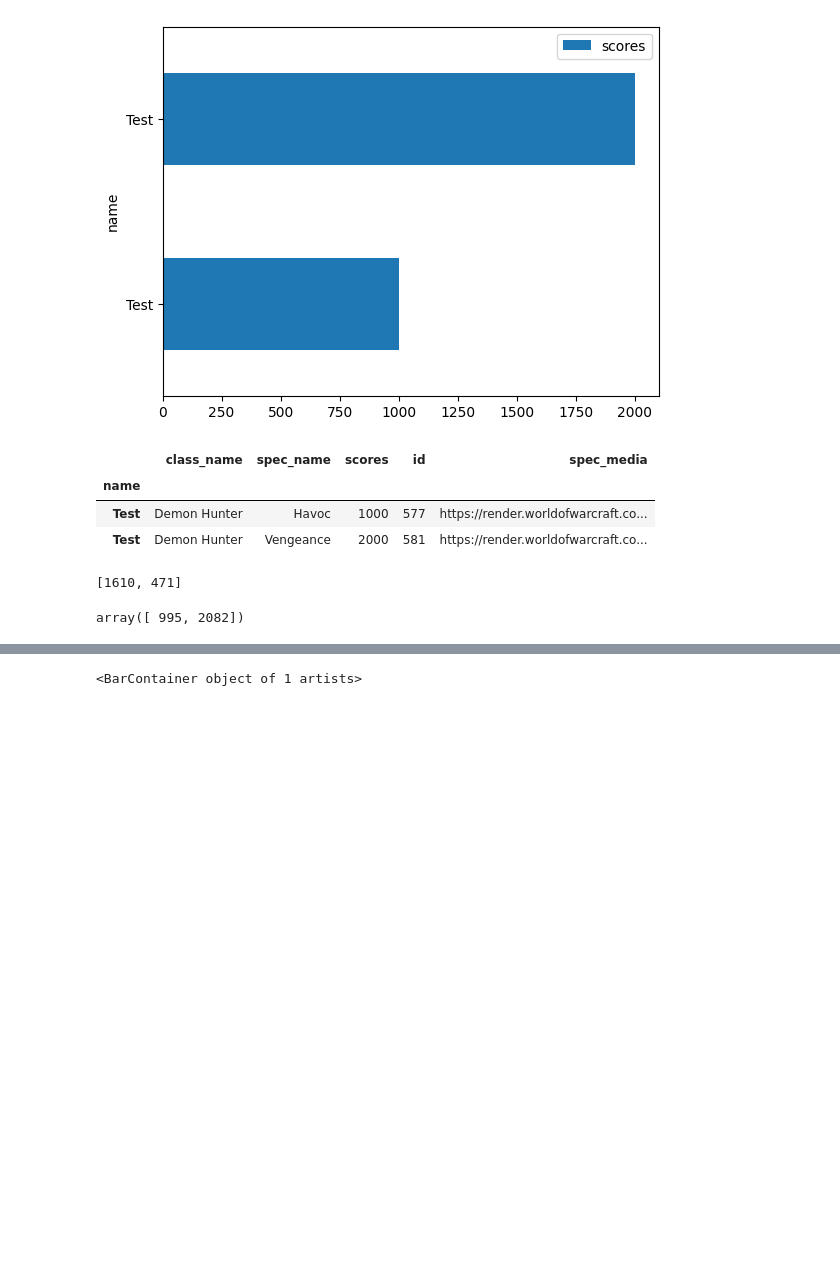
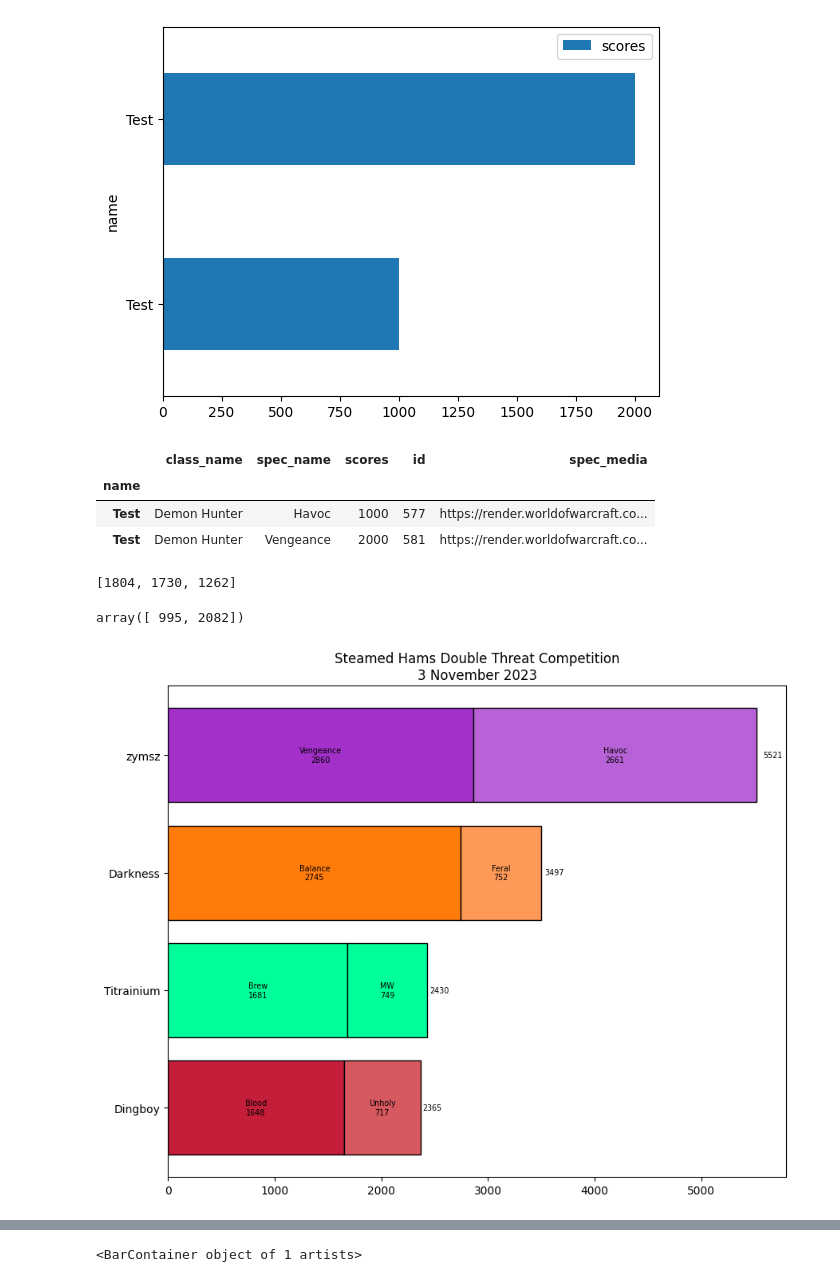
Before and after one commit to pricealex/train-bot, a Jupyter notebook: double_threat_comp.ipynb, the cells around one changed output, grey strips where cells are left out. Drawn from its saved outputs; the diff is of its cells as text; code cells hidden in the pictures; blank space fills up the shorter version.

```diff
--- a/double_threat_comp.ipynb
+++ b/double_threat_comp.ipynb
@@ -27,7 +27,7 @@ test_df
 from numpy import random
 
 def randScore(n):
-    scores = random.randint(100,3000, size=(1,2))
+    scores = random.randint(100,3000, size=(1,n))
     return sorted(scores[0], reverse=True)
 
 monk_scores = randScore(3)
@@ -35,9 +35,34 @@ dh_scores = randScore(2)
 dk_scores = randScore(3)
 monk_scores
 # %% [output]
-[1610, 471]
+[1804, 1730, 1262]
 # %%
 # %% [output]
 array([ 995, 2082])
-# %%
-i = 0
+# %%
+# Make ordered DataFrame and then feed into the below code / rework to use a dataframe
+test = pd.DataFrame(
+    {'char_name':['Titrainium','Dingboy','Darkness','zymsz'],
+     'spec_score':[
+         [randScore(1)[0],randScore(1)[0]],
+         [randScore(1)[0],randScore(1)[0]],
+         [randScore(1)[0],randScore(1)[0]],
+         [randScore(1)[0],randScore(1)[0]]
+         ],
+     'color':[
+         ['#00FF98','#00FF98'],
+         ['#c41e3a','#d65960'],
+         ['#FF7C0A','#ff9957'],
+         ['#A330C9','#b762d6']
+         ],
+     'spec':[['Brew','MW'],['Blood','Unholy'],['Balance','Feral'],['Vengeance','Havoc']]})
+test['total'] = test.spec_score.apply(lambda x : sum(x))
+test = test.sort_values('total', ascending=True).reset_index()
+
+fig, ax = plt.subplots(figsize=(10,8))
+plt.title('Steamed Hams Double Threat Competition\n3 November 2023')
+
+for i in test.index:
+    barGen(test.loc[i]['char_name'], scores=test.loc[i]['spec_score'], colors=test.loc[i]['color'], specs=test.loc[i]['spec'], y_pos=i)
+# %% [output]
+[figure, added]
```
Also changed, not shown: parts of 2 cells of this notebook.
